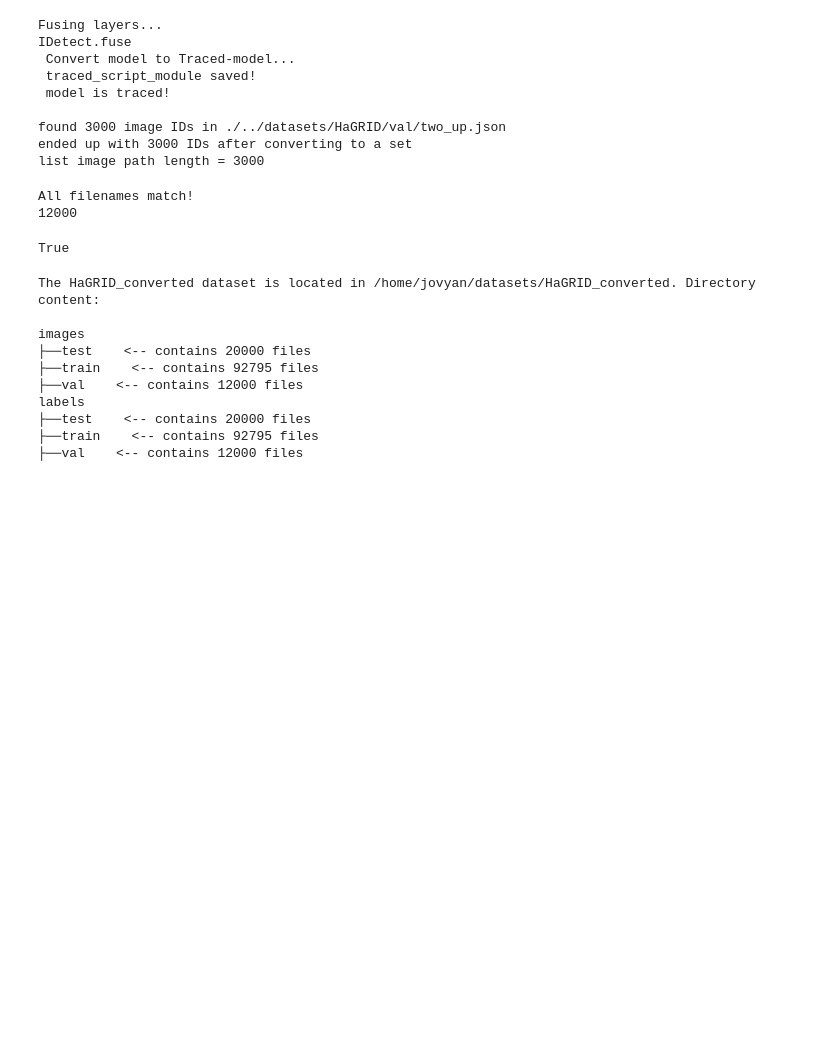
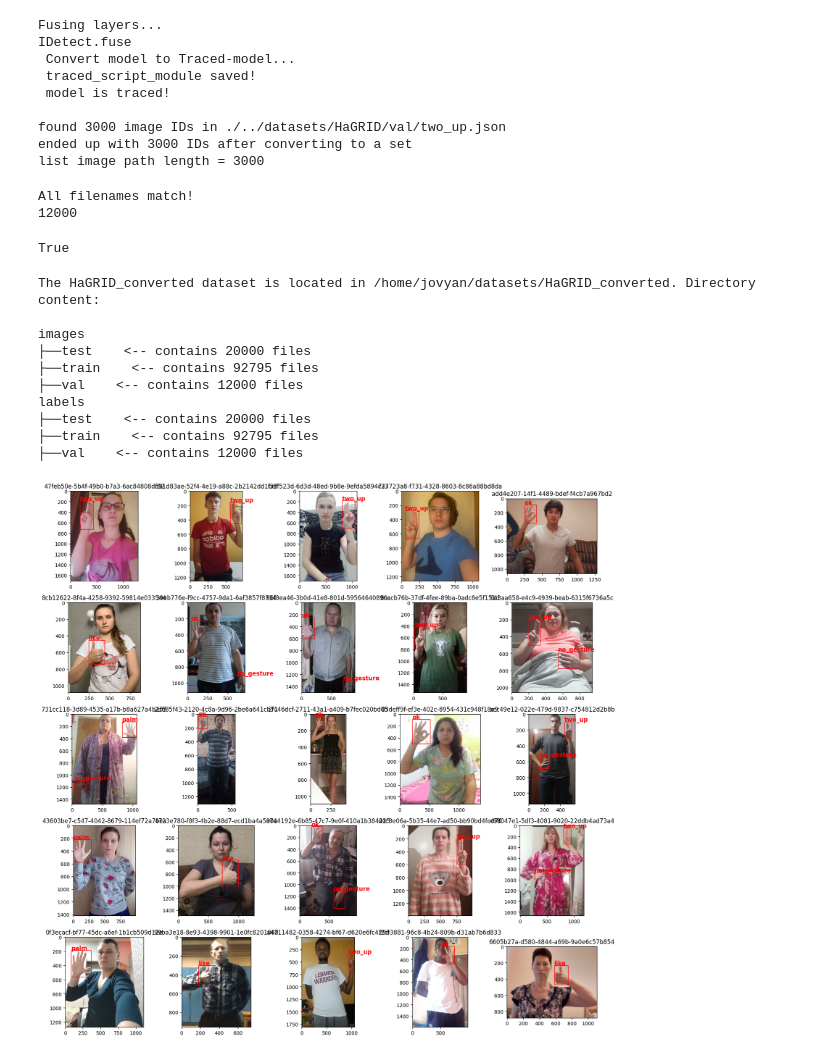
Before and after one commit to iza611/MSc_AI_final_project, a Jupyter notebook: datasets_prep/HaGRID_convert_n_crop.ipynb, the cells around one changed output. Cells and saved outputs as stored; diff of their text form; code cells hidden in the pictures; blank space fills up the shorter version.

Commit message:
HaGRID_converted visualised few random imgs with labels

```diff
--- a/datasets_prep/HaGRID_convert_n_crop.ipynb
+++ b/datasets_prep/HaGRID_convert_n_crop.ipynb
@@ -157,3 +157,99 @@ labels
 ├──test    <-- contains 20000 files
 ├──train    <-- contains 92795 files
 ├──val    <-- contains 12000 files
+# %%
+import os
+import random
+import matplotlib.pyplot as plt
+import matplotlib.patches as patches
+import pandas as pd
+
+# Set paths to the image and label directories
+images_dir = f"./../datasets/HaGRID_converted/images"
+labels_dir = f"./../datasets/HaGRID_converted/labels"
+
+# Subdirectories for training and validation
+train_images_dir = os.path.join(images_dir, "train")
+test_images_dir = os.path.join(images_dir, "test")
+val_images_dir = os.path.join(images_dir, "val")
+train_labels_dir = os.path.join(labels_dir, "train")
+test_labels_dir = os.path.join(labels_dir, "test")
+val_labels_dir = os.path.join(labels_dir, "val")
+
+def get_image_paths_and_labels(images_dir, labels_dir):
+    image_paths = [os.path.join(images_dir, f) for f in os.listdir(images_dir) if f.endswith('.jpg')]
+    label_paths = [os.path.join(labels_dir, f[:-4] + '.txt') for f in os.listdir(images_dir) if f.endswith('.jpg')]
+    return image_paths, label_paths
+
+# Get image paths and label paths
+train_image_paths, train_label_paths = get_image_paths_and_labels(train_images_dir, train_labels_dir)
+test_image_paths, test_label_paths = get_image_paths_and_labels(test_images_dir, test_labels_dir)
+val_image_paths, val_label_paths = get_image_paths_and_labels(val_images_dir, val_labels_dir)
+
+# Sample random images
+random_train_images = random.sample(train_image_paths, 15)
+random_test_images = random.sample(test_image_paths, 5)
+random_val_images = random.sample(val_image_paths, 5)
+
+# Combine the samples
+random_images = random_train_images + random_test_images + random_val_images
+
+# Mapping class to gesture name
+label_mapping = {
+    0: 'no_gesture',
+    1: 'like',
+    2: 'ok',
+    3: 'palm',
+    4: 'two_up'
+}
+
+# Create a plot with 5x5 subplots
+fig, axs = plt.subplots(5, 5, figsize=(16, 16))
+
+# Plot each image with bounding boxes
+for i, ax in enumerate(axs.flatten()):
+    img_path = random_images[i]
+    img_id = os.path.splitext(os.path.basename(img_path))[0]
+    if 'train' in img_path:
+        label_dir = train_labels_dir
+    elif 'test' in img_path:
+        label_dir = test_labels_dir
+    elif 'val' in img_path:
+        label_dir = val_labels_dir
+    else:
+        raise ValueError("img_path must contain 'train', 'test', or 'val'.")
+
+    label_path = os.path.join(label_dir, img_id + '.txt')
+
+    # Load the image
+    im = plt.imread(img_path)
+    ax.imshow(im)
+
+    # Get image dimensions
+    img_width = im.shape[1]
+    img_height = im.shape[0]
+
+    # Load the bounding boxes
+    if os.path.exists(label_path):
+        img_boxes = pd.read_csv(label_path, sep=' ', header=None, names=['class', 'x_center', 'y_center', 'width', 'height'])
+
+        # Draw bounding boxes
+        for _, row in img_boxes.iterrows():
+            class_, x_center, y_center, width, height = row
+            x_min = (x_center - width / 2) * img_width
+            y_min = (y_center - height / 2) * img_height
+            rect = patches.Rectangle(
+                (x_min, y_min), width * img_width, height * img_height,
+                linewidth=1, edgecolor='r', facecolor='none'
+            )
+            ax.add_patch(rect)
+
+            class_label = label_mapping.get(class_, 'unknown')
+            ax.text(x_min, y_min - 5, class_label, color='red', fontsize=12, weight='bold')
+
+    ax.set_title(img_id)
+
+plt.tight_layout()
+plt.show()
+# %% [output]
+[figure, added]
```
